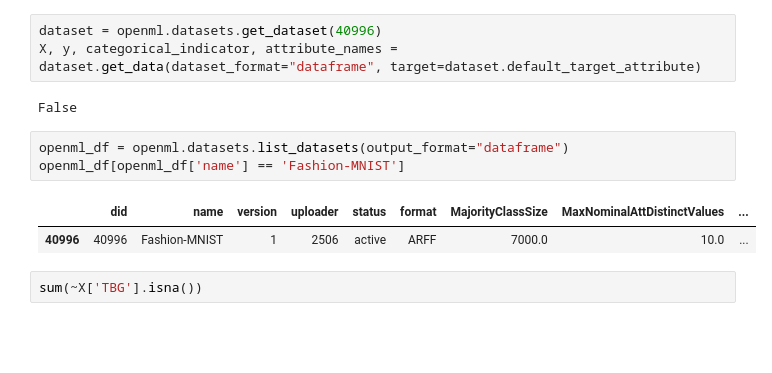
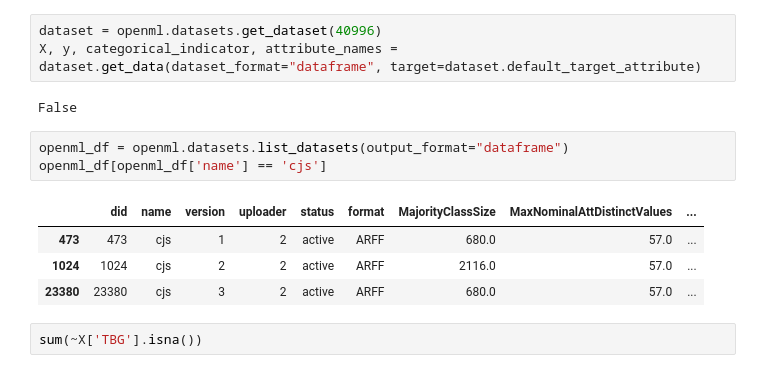
Before and after one commit to Hebog/dataset_similarity, a Jupyter notebook: PYMFE testing.ipynb, the cells around one changed output. Drawn from its saved outputs; the diff is of its cells as text; blank space fills up the shorter version.

```diff
--- a/PYMFE testing.ipynb
+++ b/PYMFE testing.ipynb
@@ -74,10 +74,12 @@ X, y, categorical_indicator, attribute_names = dataset.get_data(dataset_format="
 False
 # %%
 openml_df = openml.datasets.list_datasets(output_format="dataframe")
-openml_df[openml_df['name'] == 'Fashion-MNIST']
+openml_df[openml_df['name'] == 'cjs']
 # %% [output]
 |  | did | name | version | uploader | status | format | MajorityClassSize | MaxNominalAttDistinctValues | ... |
-| 40996 | 40996 | Fashion-MNIST | 1 | 2506 | active | ARFF | 7000.0 | 10.0 | ... |
+| 473 | 473 | cjs | 1 | 2 | active | ARFF | 680.0 | 57.0 | ... |
+| 1024 | 1024 | cjs | 2 | 2 | active | ARFF | 2116.0 | 57.0 | ... |
+| 23380 | 23380 | cjs | 3 | 2 | active | ARFF | 680.0 | 57.0 | ... |
 # %%
 sum(~X['TBG'].isna())
 # %% [output]
```
Also changed, not shown: parts of 7 cells of this notebook, 2 other files.
